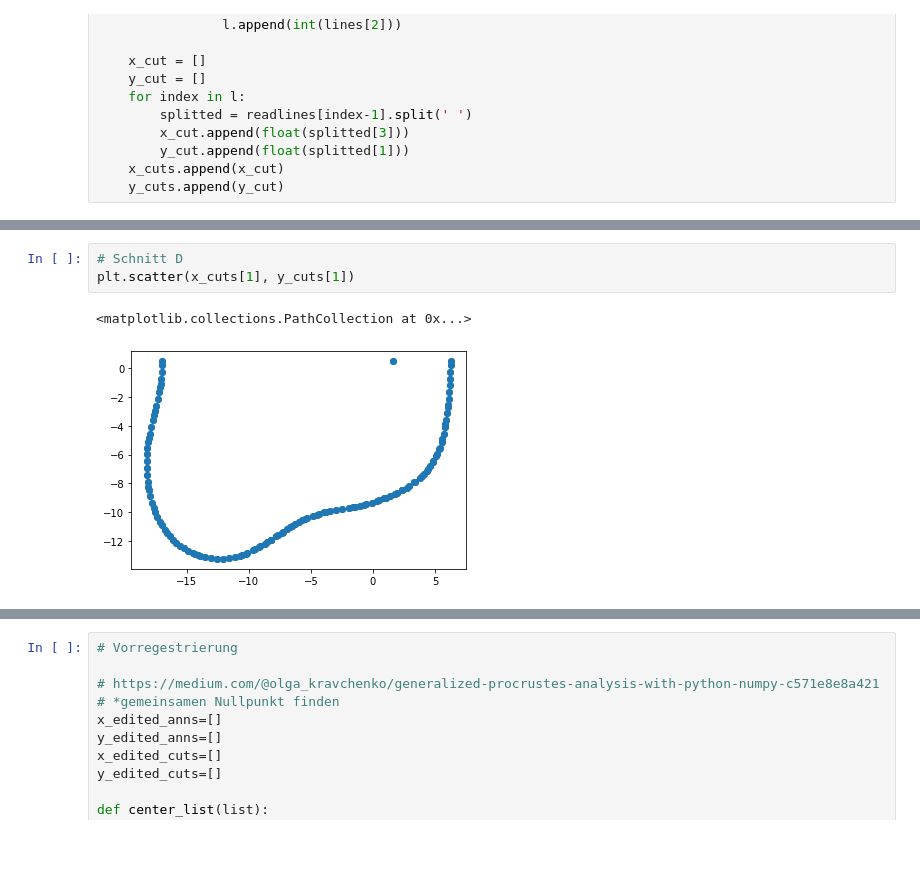
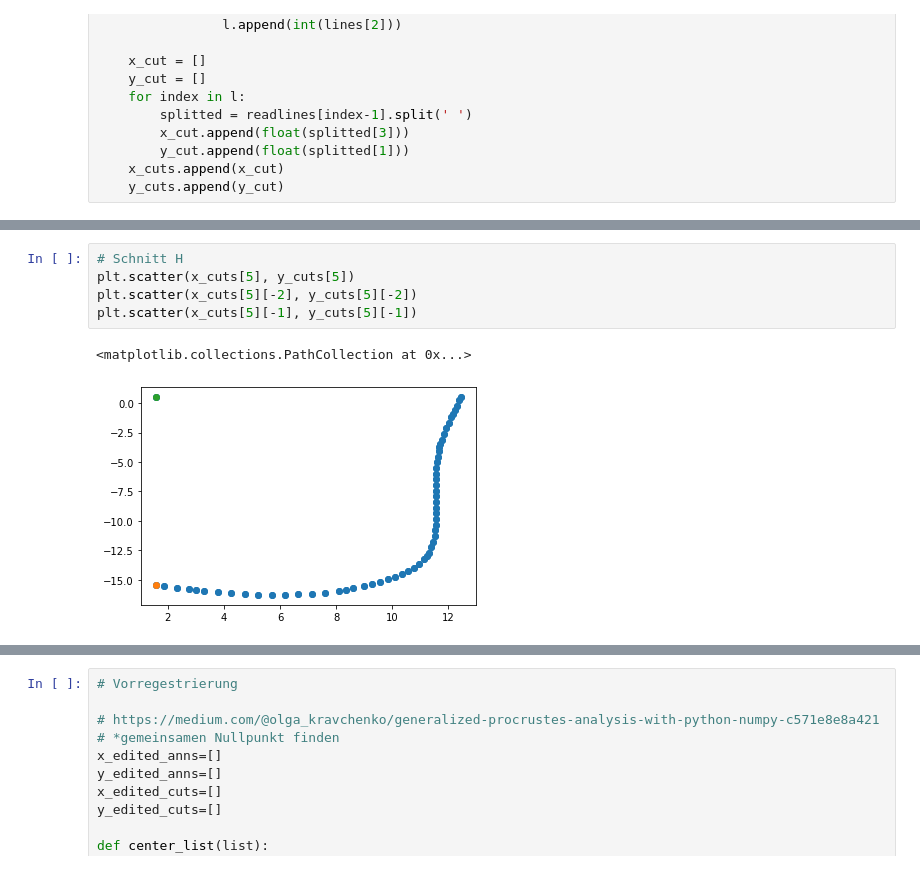
Before and after one commit to AlexHTW/mpi_beleg_4, a Jupyter notebook: registration.ipynb, the cells around one changed output, grey strips where cells are left out. Drawn from its saved outputs; the diff is of its cells as text.

```diff
--- a/registration.ipynb
+++ b/registration.ipynb
@@ -111,6 +150,8 @@ plt.scatter(x_cuts[0], y_cuts[0])
 # %%
-# Schnitt D
-plt.scatter(x_cuts[1], y_cuts[1])
+# Schnitt H
+plt.scatter(x_cuts[5], y_cuts[5])
+plt.scatter(x_cuts[5][-2], y_cuts[5][-2])
+plt.scatter(x_cuts[5][-1], y_cuts[5][-1])
 # %% [output]
 <matplotlib.collections.PathCollection at 0x...>
-[figure, old version]
+[figure, new version]
```
Also changed, not shown: parts of 17 cells of this notebook.
